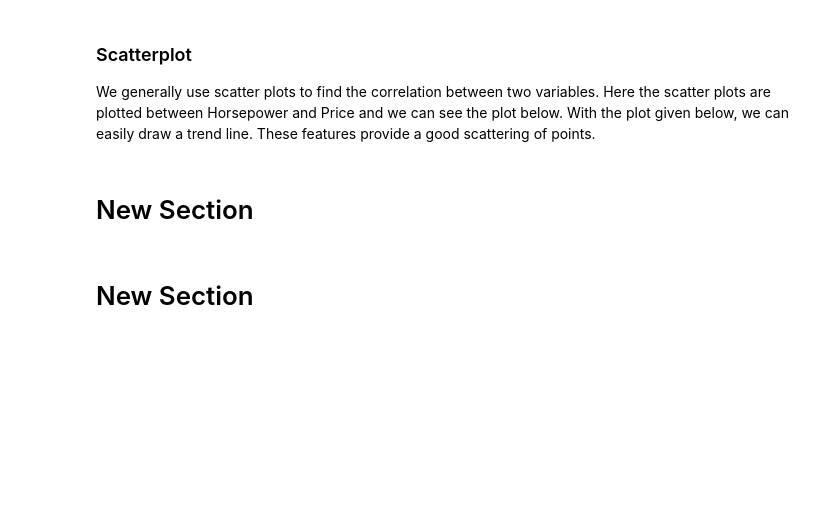
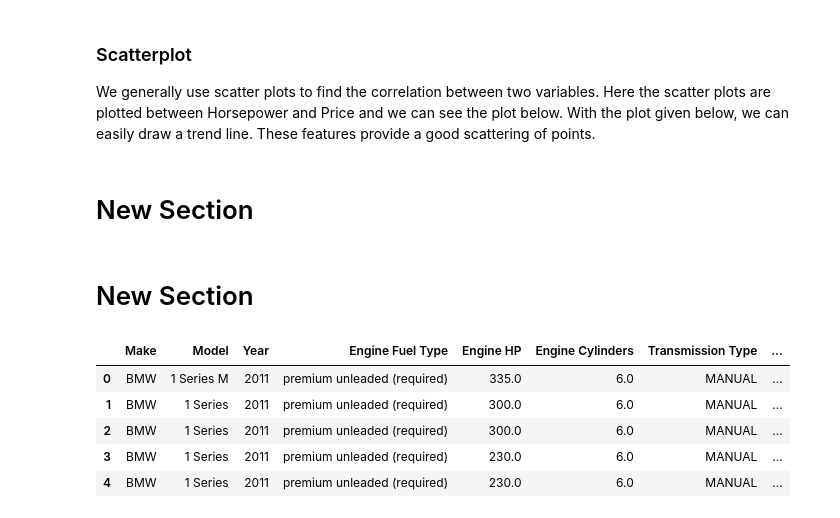
Before and after one commit to wionowins2017-cyber/Project-GW, a Jupyter notebook: Exploratory Data Analysis/ Exploratory_data_Analysis_1.ipynb, the cells around one changed output. Drawn from its saved outputs; the diff is of its cells as text; code cells hidden in the pictures; blank space fills up the shorter version.

```diff
--- a/Exploratory Data Analysis/ Exploratory_data_Analysis_1.ipynb
+++ b/Exploratory Data Analysis/ Exploratory_data_Analysis_1.ipynb
@@ -326,3 +325,15 @@ We generally use scatter plots to find the correlation between two variables. He
 # New Section
 # %% [markdown]
 # New Section
+# %%
+import pandas as pd
+
+df = pd.read_csv("/content/data_car.csv")
+display(df.head(5))
+# %% [output]
+|  | Make | Model | Year | Engine Fuel Type | Engine HP | Engine Cylinders | Transmission Type | ... |
+| 0 | BMW | 1 Series M | 2011 | premium unleaded (required) | 335.0 | 6.0 | MANUAL | ... |
+| 1 | BMW | 1 Series | 2011 | premium unleaded (required) | 300.0 | 6.0 | MANUAL | ... |
+| 2 | BMW | 1 Series | 2011 | premium unleaded (required) | 300.0 | 6.0 | MANUAL | ... |
+| 3 | BMW | 1 Series | 2011 | premium unleaded (required) | 230.0 | 6.0 | MANUAL | ... |
+| 4 | BMW | 1 Series | 2011 | premium unleaded (required) | 230.0 | 6.0 | MANUAL | ... |
```
Also changed, not shown: parts of 12 cells of this notebook.
